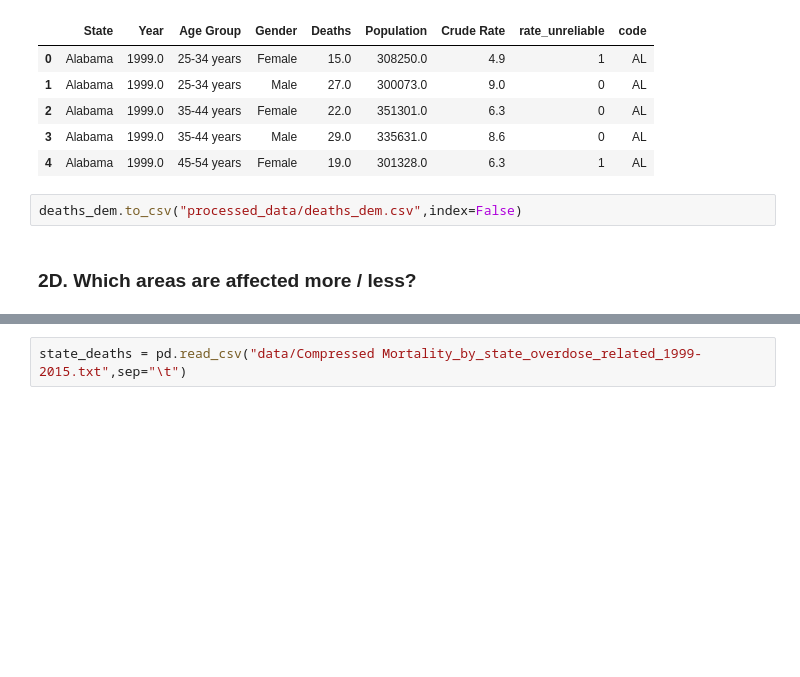
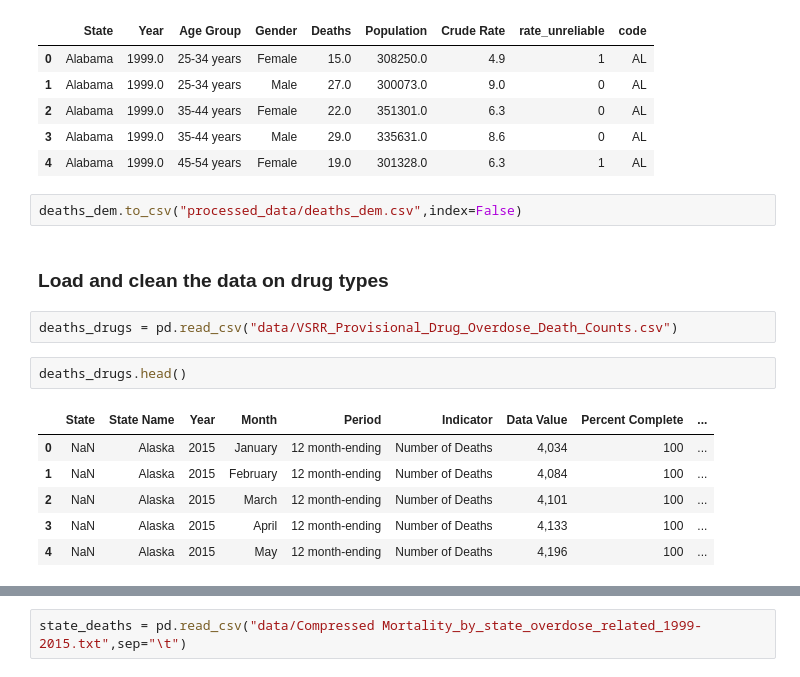
Before and after one commit to datafeelings/CUNY_DATA608, a Jupyter notebook: Final Project/Dmitriy_Vecheruk_data608_final_project.ipynb, the cells around one changed output, grey strips where cells are left out. Drawn from its saved outputs; the diff is of its cells as text; blank space fills up the shorter version.

```diff
--- a/Final Project/Dmitriy_Vecheruk_data608_final_project.ipynb
+++ b/Final Project/Dmitriy_Vecheruk_data608_final_project.ipynb
@@ -323,5 +255,16 @@ deaths_dem.head()
 | 4 | Alabama | 1999.0 | 45-54 years | Female | 19.0 | 301328.0 | 6.3 | 1 | AL |
 # %%
 deaths_dem.to_csv("processed_data/deaths_dem.csv",index=False)
-# %% [markdown]
-### 2D. Which areas are affected more / less?
+# %% [markdown]
+### Load and clean the data on drug types
+# %%
+deaths_drugs = pd.read_csv("data/VSRR_Provisional_Drug_Overdose_Death_Counts.csv")
+# %%
+deaths_drugs.head()
+# %% [output]
+|  | State | State Name | Year | Month | Period | Indicator | Data Value | Percent Complete | ... |
+| 0 | NaN | Alaska | 2015 | January | 12 month-ending | Number of Deaths | 4,034 | 100 | ... |
+| 1 | NaN | Alaska | 2015 | February | 12 month-ending | Number of Deaths | 4,084 | 100 | ... |
+| 2 | NaN | Alaska | 2015 | March | 12 month-ending | Number of Deaths | 4,101 | 100 | ... |
+| 3 | NaN | Alaska | 2015 | April | 12 month-ending | Number of Deaths | 4,133 | 100 | ... |
+| 4 | NaN | Alaska | 2015 | May | 12 month-ending | Number of Deaths | 4,196 | 100 | ... |
```
Also changed, not shown: parts of 35 cells of this notebook, 1 other file.
